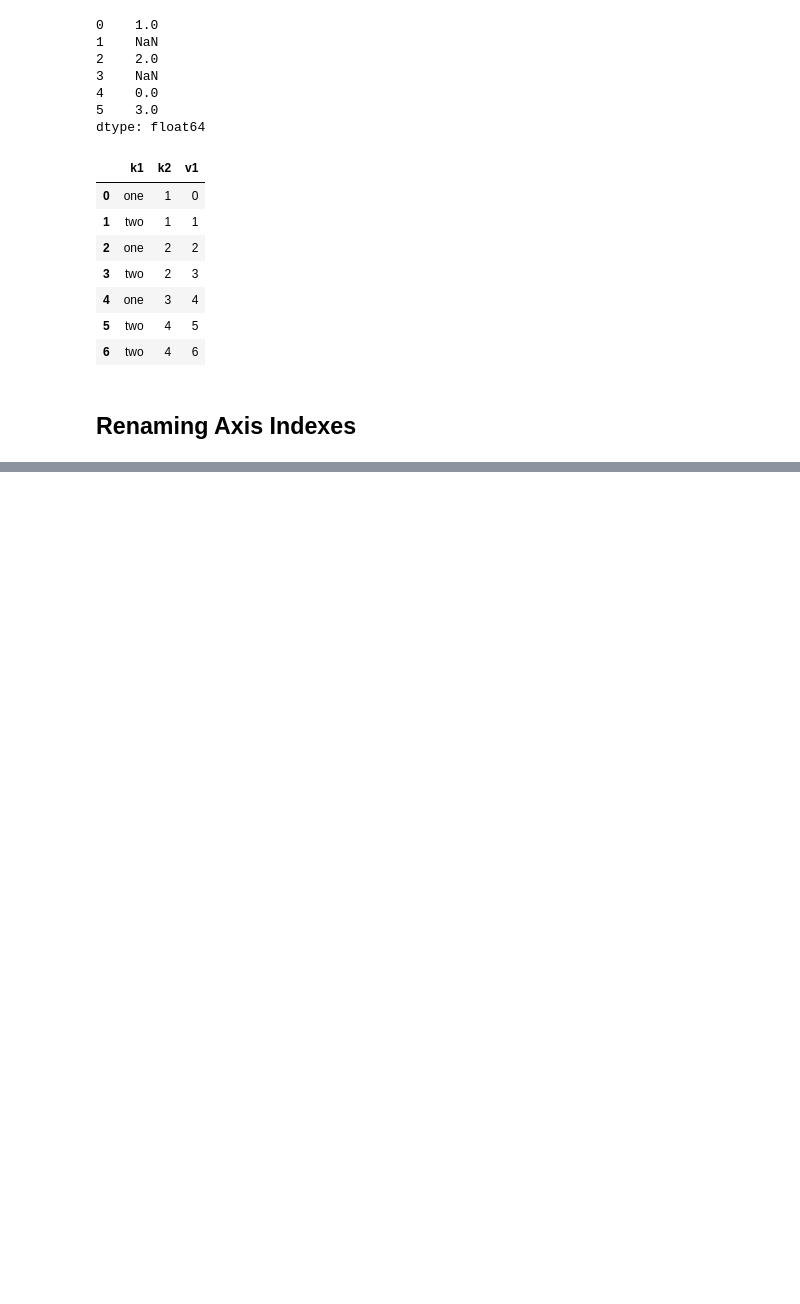
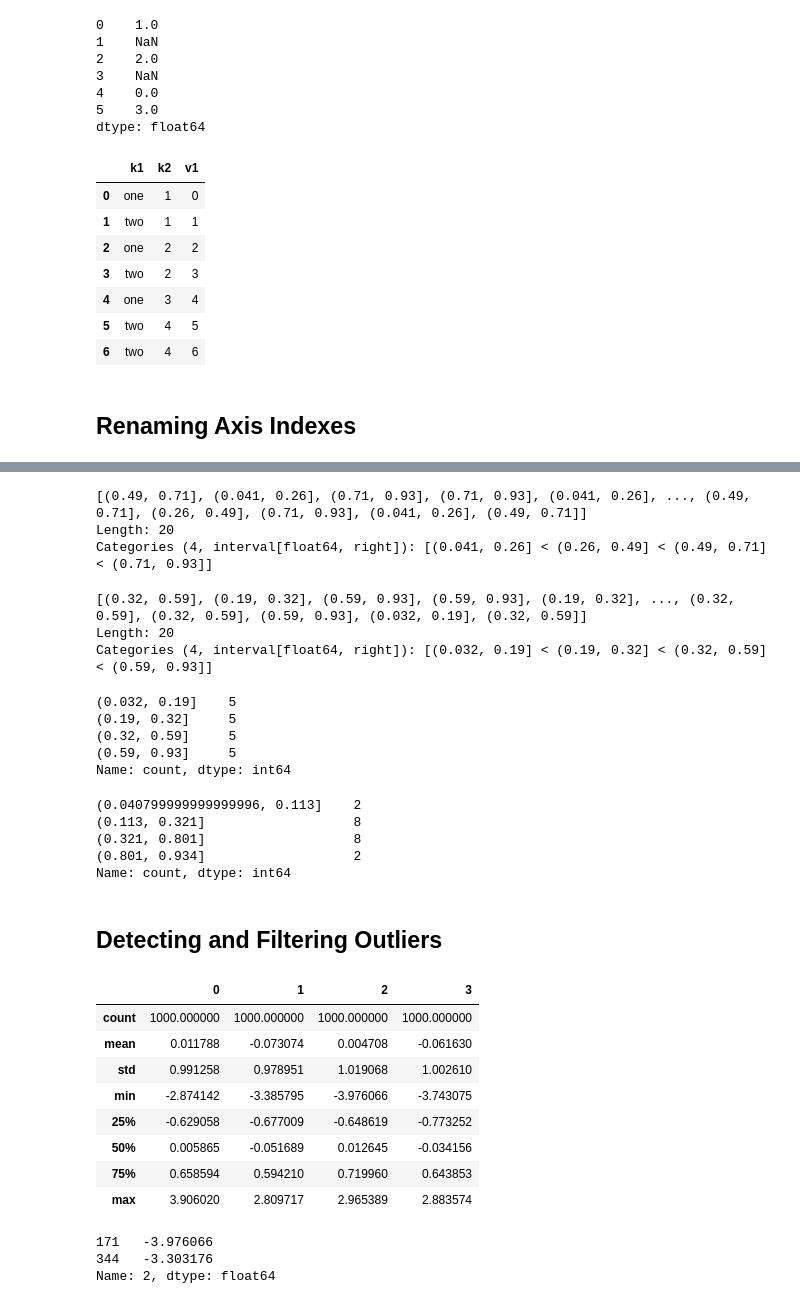
Before and after one commit to atozncoder/ai, a Jupyter notebook: PythonForDataAnalysisBook/7DataCleaning.ipynb, the cells around one changed output, grey strips where cells are left out. Saved outputs shown, nothing was run; the diff lists cells and outputs as text; code cells hidden in the pictures; blank space fills up the shorter version.

```diff
--- a/PythonForDataAnalysisBook/7DataCleaning.ipynb
+++ b/PythonForDataAnalysisBook/7DataCleaning.ipynb
@@ -380,0 +471,56 @@ df.replace({-999: np.nan, -1000: 0})
+# %%
+# Pandas cut accepts integer number of bins and it will compute equal length bins
+data = np.random.uniform(size=20)
+pd.cut(data, 4, precision=2)
+# %% [output]
+[(0.49, 0.71], (0.041, 0.26], (0.71, 0.93], (0.71, 0.93], (0.041, 0.26], ..., (0.49, 0.71], (0.26, 0.49], (0.71, 0.93], (0.041, 0.26], (0.49, 0.71]]
+Length: 20
+Categories (4, interval[float64, right]): [(0.041, 0.26] < (0.26, 0.49] < (0.49, 0.71] < (0.71, 0.93]]
+# %%
+# To get roghly equale sized bins qcut function can be used which uses sample quantiles to split the data
+quantiles = pd.qcut(data, 4, precision=2)
+
+quantiles
+# %% [output]
+[(0.32, 0.59], (0.19, 0.32], (0.59, 0.93], (0.59, 0.93], (0.19, 0.32], ..., (0.32, 0.59], (0.32, 0.59], (0.59, 0.93], (0.032, 0.19], (0.32, 0.59]]
+Length: 20
+Categories (4, interval[float64, right]): [(0.032, 0.19] < (0.19, 0.32] < (0.32, 0.59] < (0.59, 0.93]]
+# %%
+pd.value_counts(quantiles)
+# %% [output]
+(0.032, 0.19]    5
+(0.19, 0.32]     5
+(0.32, 0.59]     5
+(0.59, 0.93]     5
+Name: count, dtype: int64
+# %%
+# quantiles numbers can be provided as a param
+pd.qcut(data, [0, 0.1, 0.5, 0.9, 1.]).value_counts()
+# %% [output]
+(0.040799999999999996, 0.113]    2
+(0.113, 0.321]                   8
+(0.321, 0.801]                   8
+(0.801, 0.934]                   2
+Name: count, dtype: int64
+# %% [markdown]
+## Detecting and Filtering Outliers
+# %%
+data = pd.DataFrame(np.random.standard_normal((1000,4)))
+data.describe()
+# %% [output]
+|  | 0 | 1 | 2 | 3 |
+| count | 1000.000000 | 1000.000000 | 1000.000000 | 1000.000000 |
+| mean | 0.011788 | -0.073074 | 0.004708 | -0.061630 |
+| std | 0.991258 | 0.978951 | 1.019068 | 1.002610 |
+| min | -2.874142 | -3.385795 | -3.976066 | -3.743075 |
+| 25% | -0.629058 | -0.677009 | -0.648619 | -0.773252 |
+| 50% | 0.005865 | -0.051689 | 0.012645 | -0.034156 |
+| 75% | 0.658594 | 0.594210 | 0.719960 | 0.643853 |
+| max | 3.906020 | 2.809717 | 2.965389 | 2.883574 |
+# %%
+col  = data[2]
+col[col.abs() > 3]
+# %% [output]
+171   -3.976066
+344   -3.303176
+Name: 2, dtype: float64
```
Also changed, not shown: parts of 16 cells of this notebook.
